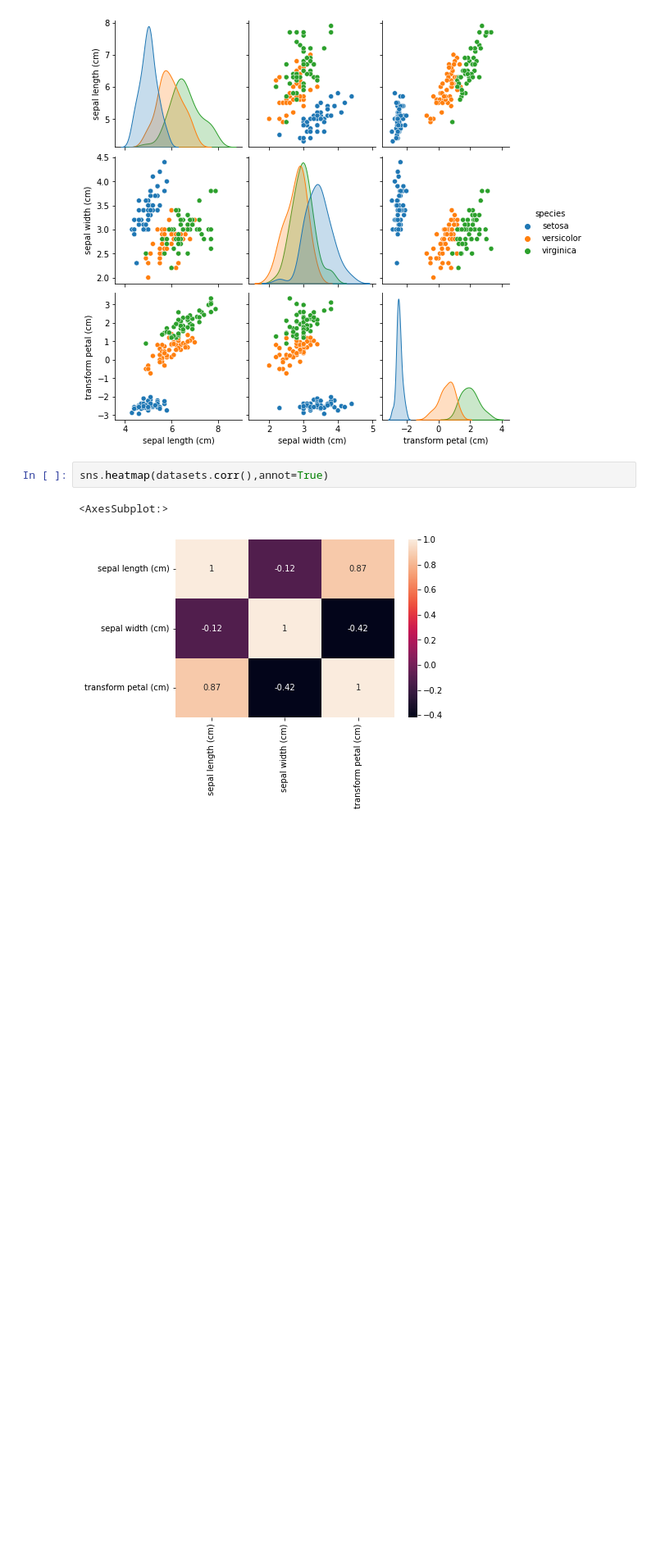
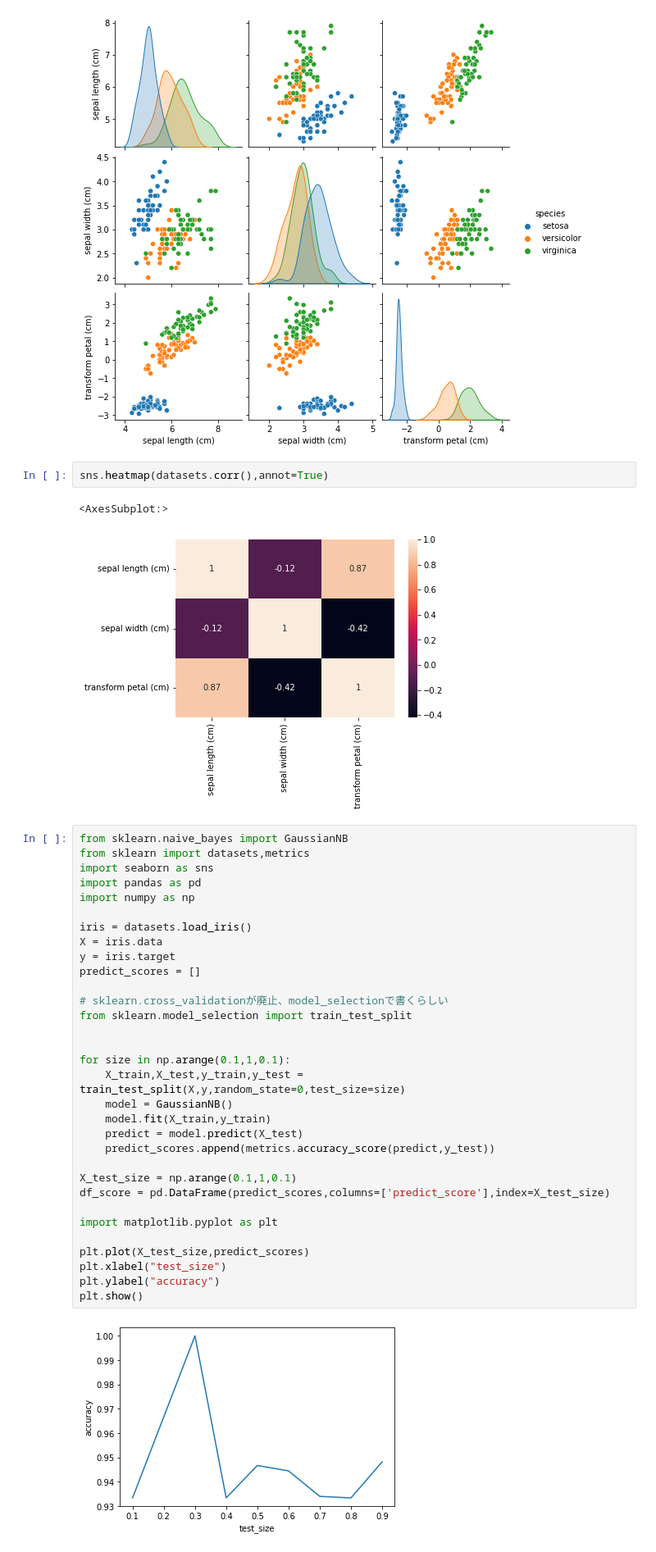
Before and after one commit to kouta0530/jupyter, a Jupyter notebook: practice/scikit-learn/datasetVisualization.ipynb, the cells around one changed output. Shown at 82% size. Drawn from its saved outputs; the diff is of its cells as text; blank space fills up the shorter version.

Commit message:
feat(plot): 学習の比率に応じたaccuracyをグラフで可視化する

```diff
--- a/practice/scikit-learn/datasetVisualization.ipynb
+++ b/practice/scikit-learn/datasetVisualization.ipynb
@@ -113,3 +113,37 @@ sns.heatmap(datasets.corr(),annot=True)
 # %% [output]
 <AxesSubplot:>
 [figure]
+# %%
+from sklearn.naive_bayes import GaussianNB
+from sklearn import datasets,metrics
+import seaborn as sns
+import pandas as pd
+import numpy as np
+
+iris = datasets.load_iris()
+X = iris.data
+y = iris.target
+predict_scores = []
+
+# sklearn.cross_validationが廃止、model_selectionで書くらしい
+from sklearn.model_selection import train_test_split
+
+
+for size in np.arange(0.1,1,0.1):
+    X_train,X_test,y_train,y_test = train_test_split(X,y,random_state=0,test_size=size)
+    model = GaussianNB()
+    model.fit(X_train,y_train)
+    predict = model.predict(X_test)
+    predict_scores.append(metrics.accuracy_score(predict,y_test))
+
+X_test_size = np.arange(0.1,1,0.1)
+df_score = pd.DataFrame(predict_scores,columns=['predict_score'],index=X_test_size)
+
+import matplotlib.pyplot as plt
+
+plt.plot(X_test_size,predict_scores)
+plt.xlabel("test_size")
+plt.ylabel("accuracy")
+plt.show()
+# %% [output]
+[figure, added]
```
